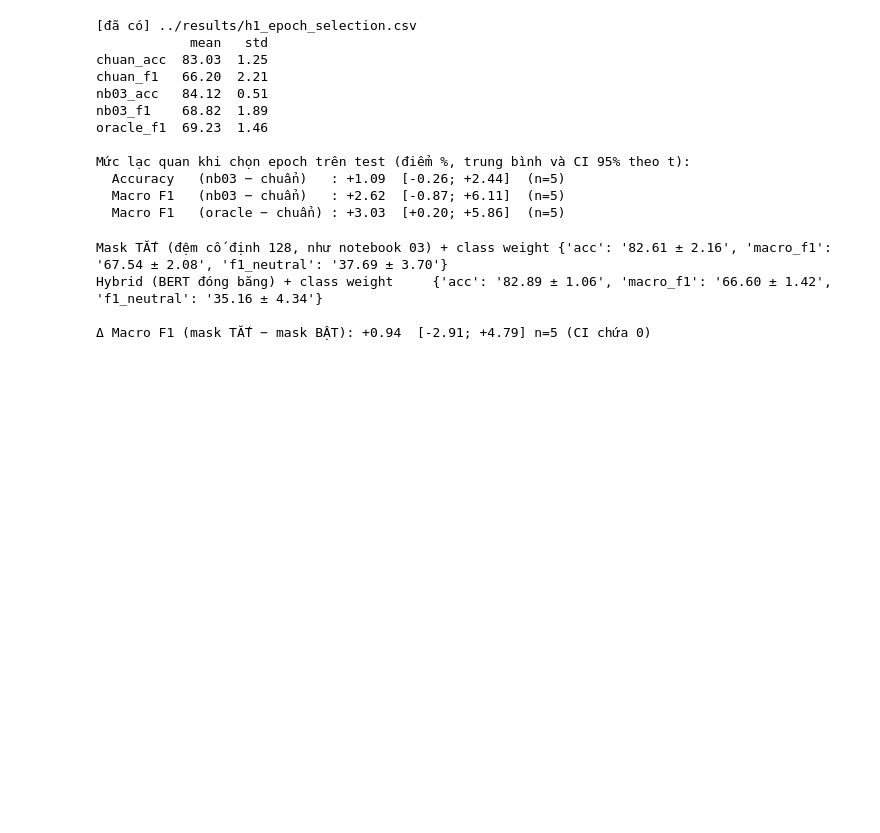
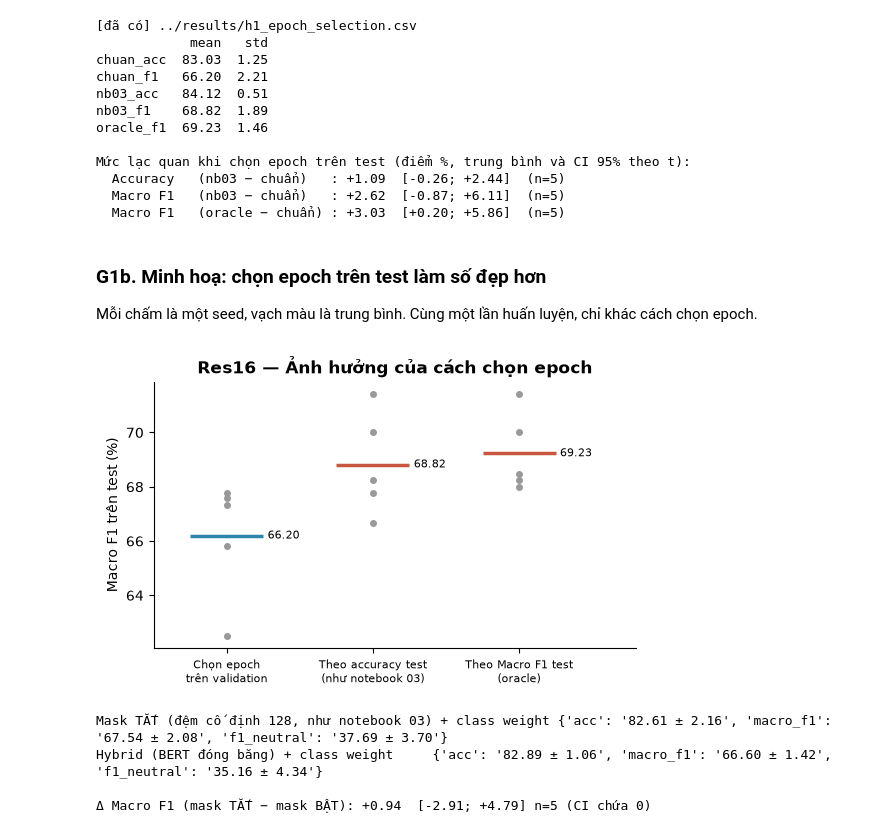
Before and after one commit to TranHoangDatSC/Data-Analysis-Laboratory, a Jupyter notebook: Natural-Language-Processing/Final-Project/notebooks/05_deep_models_res16.ipynb, the cells around one changed output. Drawn from its saved outputs; the diff is of its cells as text; code cells hidden in the pictures; blank space fills up the shorter version.

```diff
--- a/Natural-Language-Processing/Final-Project/notebooks/05_deep_models_res16.ipynb
+++ b/Natural-Language-Processing/Final-Project/notebooks/05_deep_models_res16.ipynb
@@ -375,6 +436,24 @@ Mức lạc quan khi chọn epoch trên test (điểm %, trung bình và CI 95%
   Accuracy   (nb03 − chuẩn)   : +1.09  [-0.26; +2.44]  (n=5)
   Macro F1   (nb03 − chuẩn)   : +2.62  [-0.87; +6.11]  (n=5)
   Macro F1   (oracle − chuẩn) : +3.03  [+0.20; +5.86]  (n=5)
+# %% [markdown]
+### G1b. Minh hoạ: chọn epoch trên test làm số đẹp hơn
+Mỗi chấm là một seed, vạch màu là trung bình. Cùng một lần huấn luyện, chỉ khác cách chọn epoch.
+# %%
+# ── Cell G1b: Macro F1 theo cách chọn epoch ──────────────────────────────────────────────────
+Hp = H1 * 100
+cols = [('chuan_f1', 'Chọn epoch\ntrên validation'), ('nb03_f1', 'Theo accuracy test\n(như notebook 03)'), ('oracle_f1', 'Theo Macro F1 test\n(oracle)')]
+fig, ax = plt.subplots(figsize=(5.6, 3.6))
+for i, (c, l) in enumerate(cols):
+    ax.scatter([i] * len(Hp), Hp[c], color='#999', s=16, zorder=2)
+    ax.hlines(Hp[c].mean(), i - .25, i + .25, color=NEG if i else POS, lw=2.5, zorder=3)
+    ax.text(i + .28, Hp[c].mean(), f'{Hp[c].mean():.2f}', va='center', fontsize=8)
+ax.set_xticks(range(3)); ax.set_xticklabels([c[1] for c in cols], fontsize=8); ax.set_xlim(-.5, 2.8)
+ax.set_ylabel('Macro F1 trên test (%)'); ax.set_title('Res16 — Ảnh hưởng của cách chọn epoch', fontweight='bold')
+ax.spines[['top', 'right']].set_visible(False)
+plt.tight_layout(); plt.show()
+# %% [output]
+[figure, added]
 # %%
 # ── G2. KHÔNG mask padding (đệm cố định như notebook 03) so với CÓ mask ──────────────────────
 def frozen_features_padded(key, pad_to=MAX_LEN):
```
Also changed, not shown: parts of 8 cells of this notebook.
